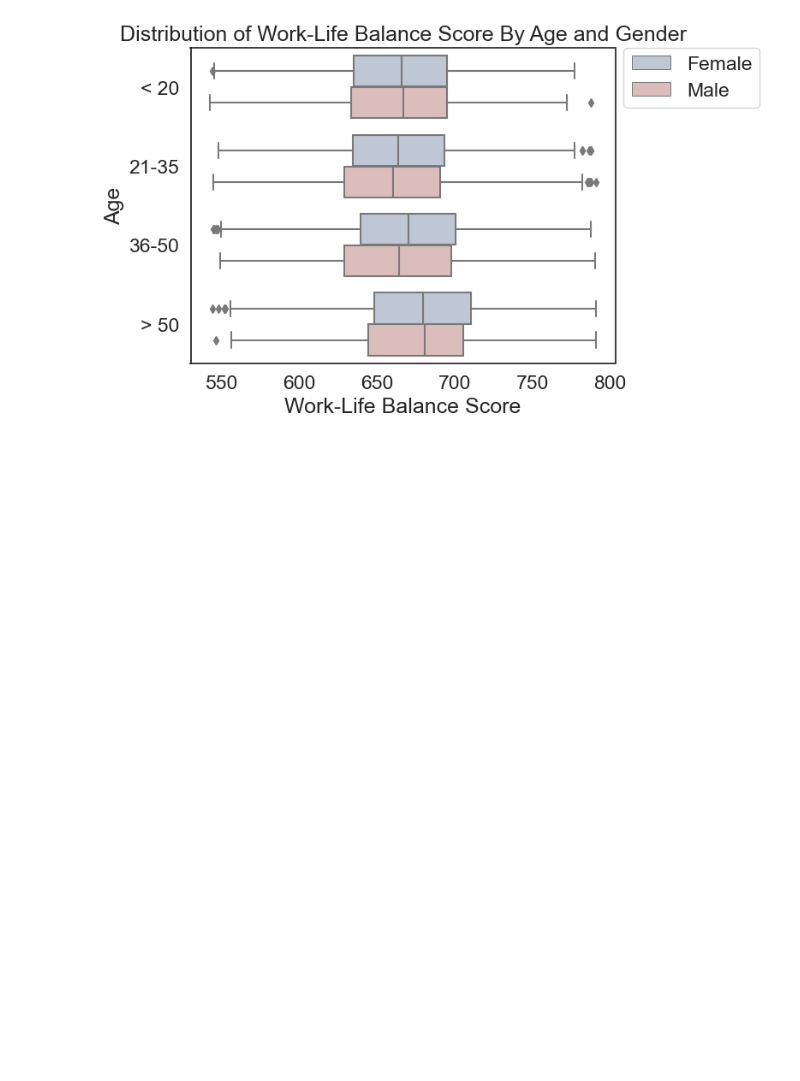
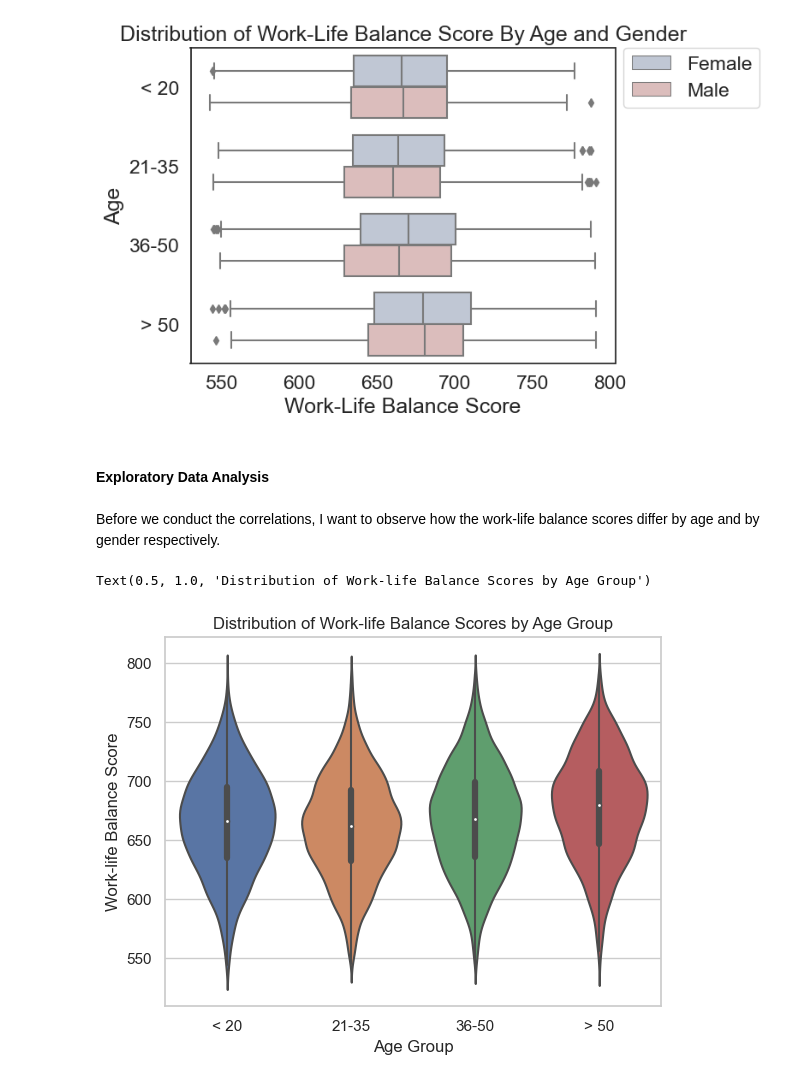
Before and after one commit to ubco-W2022T2-data301/project-group-group06, a Jupyter notebook: analysis/analysis2.ipynb, the cells around one changed output. Cells and saved outputs as stored; diff of their text form; code cells hidden in the pictures; blank space fills up the shorter version.

Commit message:
Updated EDA Steps and Correlation Heatmaps

```diff
--- a/analysis/analysis2.ipynb
+++ b/analysis/analysis2.ipynb
@@ -368,3 +368,20 @@ plt.ylabel('Age')
 # %% [output]
 Text(0, 0.5, 'Age')
 [figure]
+# %% [markdown]
+#### Exploratory Data Analysis
+# %% [markdown]
+Before we conduct the correlations, I want to observe how the work-life balance scores differ by age and by gender respectively.
+# %%
+sns.set(style = "whitegrid")
+order = ['< 20', '21-35', '36-50', '> 50']
+
+sns.violinplot(x='Age', y='Work_life_balance_score', data=df, order=order)
+
+# Set the axis labels
+plt.xlabel('Age Group')
+plt.ylabel('Work-life Balance Score')
+plt.title('Distribution of Work-life Balance Scores by Age Group')
+# %% [output]
+Text(0.5, 1.0, 'Distribution of Work-life Balance Scores by Age Group')
+[figure, added]
```
Also changed, not shown: parts of 26 cells of this notebook, 1 other file.
